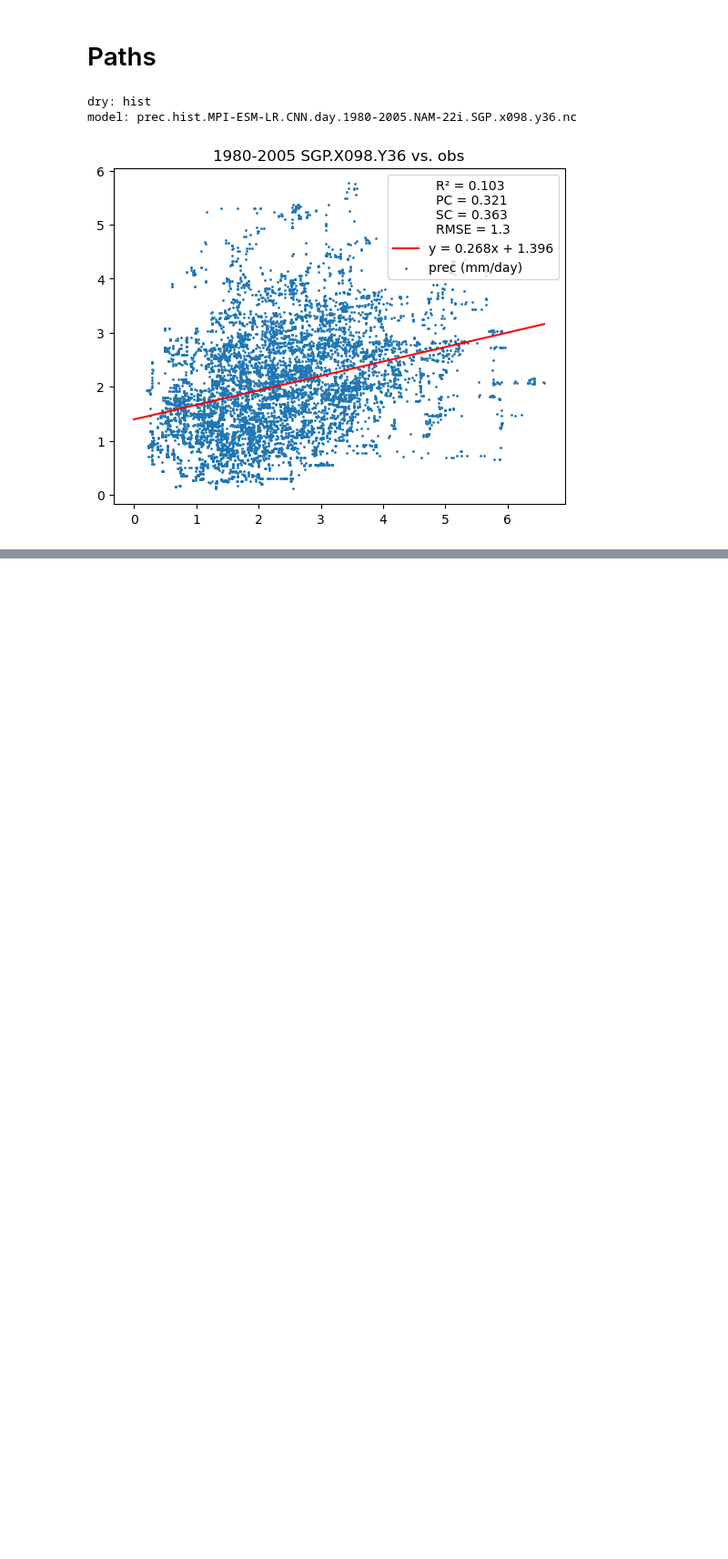
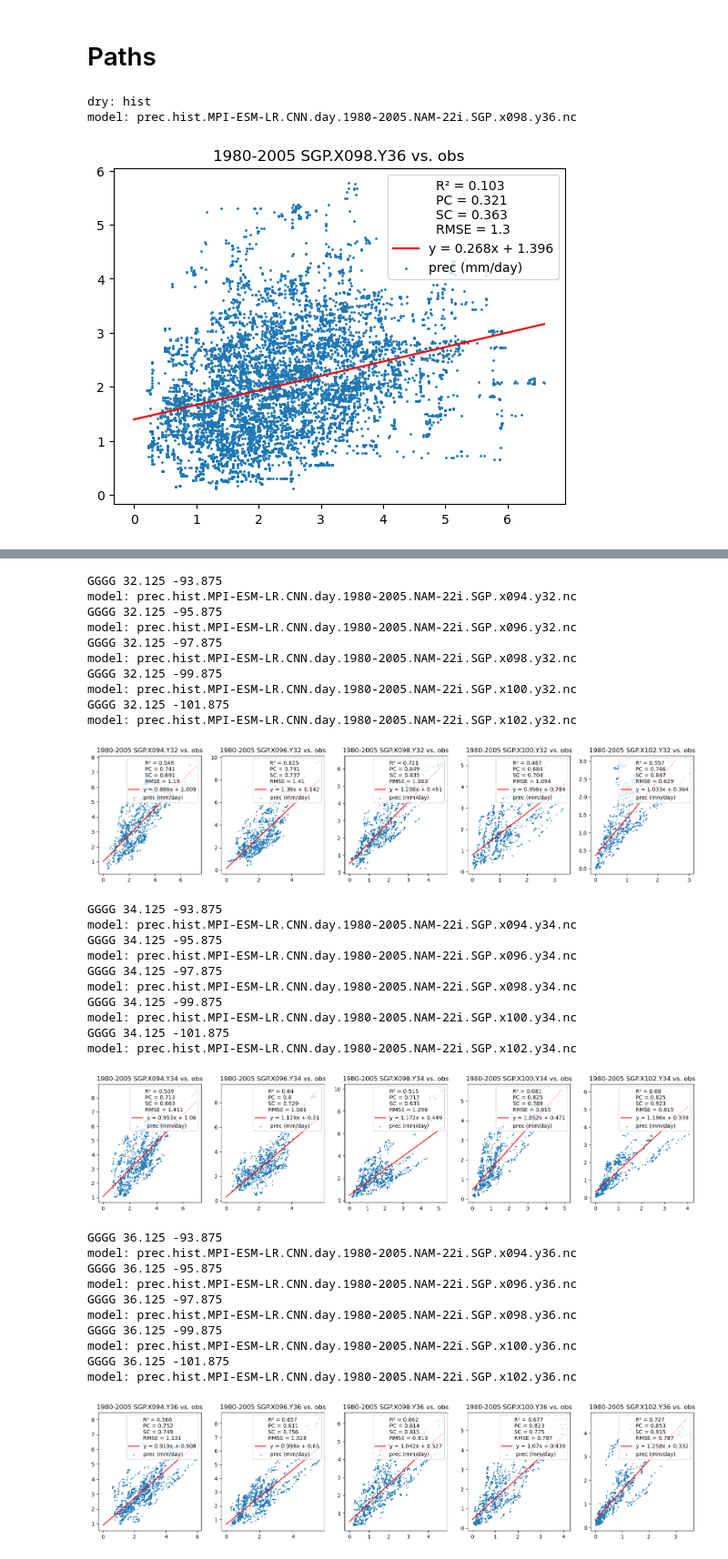
Before and after one commit to NCAR/ml-sm-dk-hf, a Jupyter notebook: notebooks/r_squared_plots.ipynb, the cells around one changed output, grey strips where cells are left out. Shown at 91% size. Saved outputs shown, nothing was run; the diff lists cells and outputs as text; code cells hidden in the pictures; blank space fills up the shorter version.

```diff
--- a/notebooks/r_squared_plots.ipynb
+++ b/notebooks/r_squared_plots.ipynb
@@ -267,0 +394,44 @@ plot2(xsum/20,ysum/20, 90)
+# %%
+for yy in ['32','34','36','38']:
+    #for xx in ['094']:
+    fig, axarr = plt.subplots(1, 5, figsize = (20,4))
+    for ii,xx in [[0,'094'], [1,'096'], [2,'098'], [3,'100'], [4,'102']]:
+        s1 = '/glade/work/mcginnis/DCA/data/gen/final/cnn/hist/prec.hist.MPI-ESM-LR.CNN.day.1980-2005.NAM-22i.SGP.x{}.y{}.nc'.format(xx, yy)
+        s2 = '/glade/work/mcginnis/DCA/data/gen/final/gridmet/hist/prec.hist.gridMET.obs.day.1980-2005.NAM-22i.SGP.x{}.y{}.nc'.format(xx, yy)
+        #plot_row_avg_r2_UATM(s1, s2, 1, axarr[ii], days_offset=0)
+        plot_row_avg_r2_UATM(s1, s2, 90, axarr[ii], days_offset=10958)
+    plt.show()
+# %% [output]
+GGGG 32.125 -93.875
+model: prec.hist.MPI-ESM-LR.CNN.day.1980-2005.NAM-22i.SGP.x094.y32.nc
+GGGG 32.125 -95.875
+model: prec.hist.MPI-ESM-LR.CNN.day.1980-2005.NAM-22i.SGP.x096.y32.nc
+GGGG 32.125 -97.875
+model: prec.hist.MPI-ESM-LR.CNN.day.1980-2005.NAM-22i.SGP.x098.y32.nc
+GGGG 32.125 -99.875
+model: prec.hist.MPI-ESM-LR.CNN.day.1980-2005.NAM-22i.SGP.x100.y32.nc
+GGGG 32.125 -101.875
+model: prec.hist.MPI-ESM-LR.CNN.day.1980-2005.NAM-22i.SGP.x102.y32.nc
+[figure, added]
+GGGG 34.125 -93.875
+model: prec.hist.MPI-ESM-LR.CNN.day.1980-2005.NAM-22i.SGP.x094.y34.nc
+GGGG 34.125 -95.875
+model: prec.hist.MPI-ESM-LR.CNN.day.1980-2005.NAM-22i.SGP.x096.y34.nc
+GGGG 34.125 -97.875
+model: prec.hist.MPI-ESM-LR.CNN.day.1980-2005.NAM-22i.SGP.x098.y34.nc
+GGGG 34.125 -99.875
+model: prec.hist.MPI-ESM-LR.CNN.day.1980-2005.NAM-22i.SGP.x100.y34.nc
+GGGG 34.125 -101.875
+model: prec.hist.MPI-ESM-LR.CNN.day.1980-2005.NAM-22i.SGP.x102.y34.nc
+[figure, added]
+GGGG 36.125 -93.875
+model: prec.hist.MPI-ESM-LR.CNN.day.1980-2005.NAM-22i.SGP.x094.y36.nc
+GGGG 36.125 -95.875
+model: prec.hist.MPI-ESM-LR.CNN.day.1980-2005.NAM-22i.SGP.x096.y36.nc
+GGGG 36.125 -97.875
+model: prec.hist.MPI-ESM-LR.CNN.day.1980-2005.NAM-22i.SGP.x098.y36.nc
+GGGG 36.125 -99.875
+model: prec.hist.MPI-ESM-LR.CNN.day.1980-2005.NAM-22i.SGP.x100.y36.nc
+GGGG 36.125 -101.875
+model: prec.hist.MPI-ESM-LR.CNN.day.1980-2005.NAM-22i.SGP.x102.y36.nc
+[figure, added]
```
Also changed, not shown: parts of 19 cells of this notebook.
